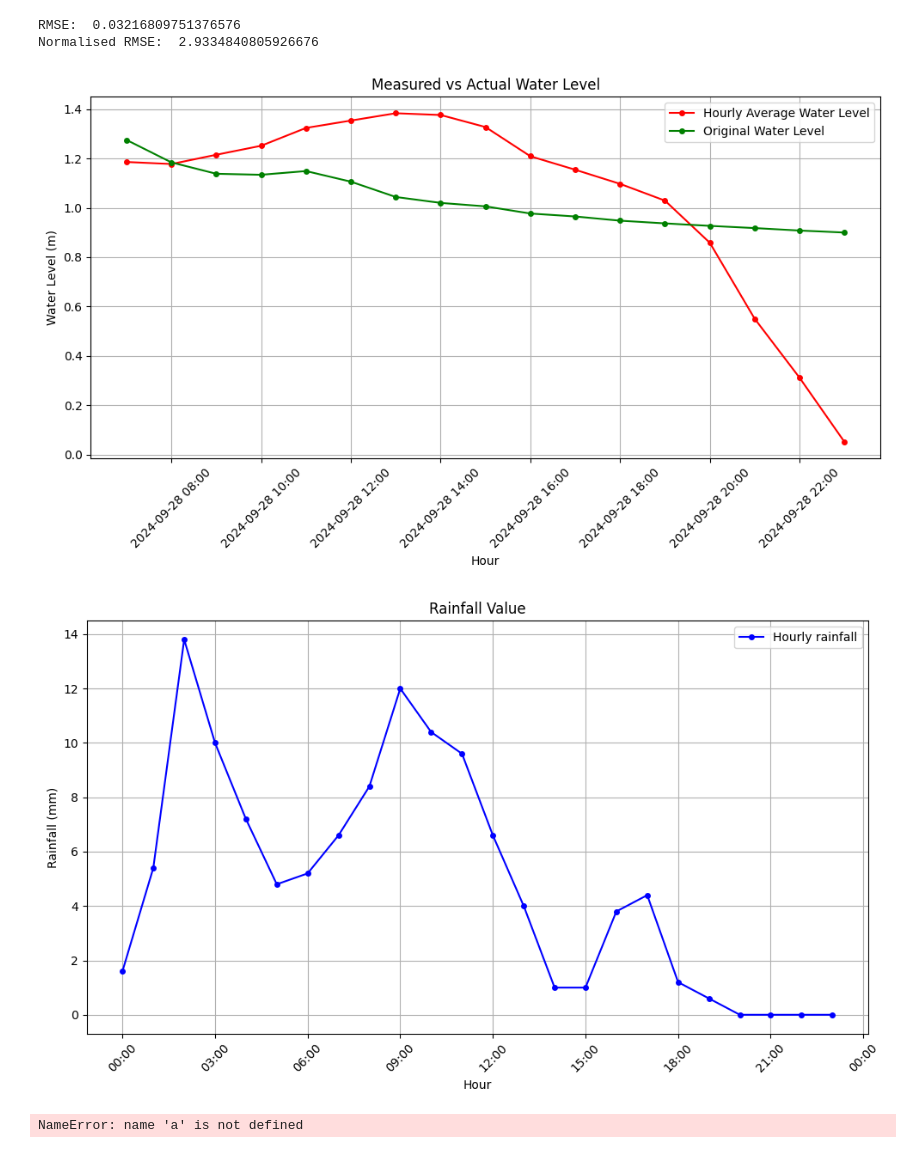
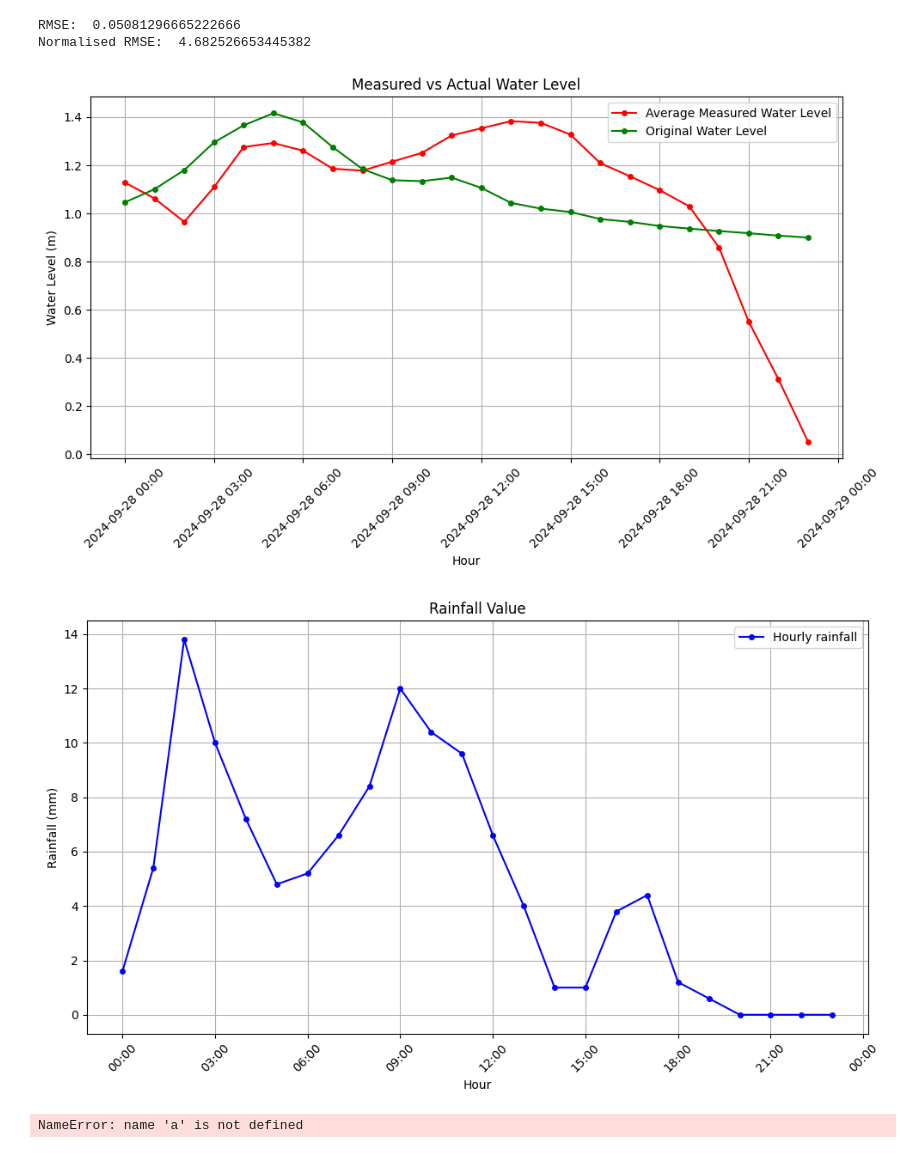
Before and after one commit to rabinatwayana/rainfall_runoff_simulation, a Jupyter notebook: data_preparation/rmse_calculation.ipynb, the cells around one changed output. Cells and saved outputs as stored; diff of their text form; code cells hidden in the pictures.

```diff
--- a/data_preparation/rmse_calculation.ipynb
+++ b/data_preparation/rmse_calculation.ipynb
@@ -27,7 +27,7 @@ df = pd.read_csv(result_file_path)
 
 rmse_df = df.groupby("date_col")[["measured_water_level",'original_water_level']].mean().reset_index()
 
-rmse_df=rmse_df.iloc[stabilization_step:]
+# rmse_df=rmse_df.iloc[stabilization_step:]
 
 # Rename columns for clarity
 rmse_df.columns = ["date_col", "avg_measured_water_level",'original_water_level']
@@ -43,8 +43,8 @@ nrmse=(rmse/rmse_df['original_water_level'].mean())*100
 print("RMSE: " , rmse)
 print( "Normalised RMSE: ",  nrmse)
 # %% [output]
-RMSE:  0.03216809751376576
-Normalised RMSE:  2.9334840805926676
+RMSE:  0.05081296665222666
+Normalised RMSE:  4.682526653445382
 # %%
 rainfall_df['DateTime'] = pd.to_datetime(rainfall_df['DateTime'])
 rmse_df['date_col'] = pd.to_datetime(rmse_df['date_col'])
@@ -85,36 +85,36 @@ plt.legend()
 plt.grid(True)
 
 # Show plot
 plt.xticks(rotation=45)
 # plt.gca().xaxis.set_major_formatter(plt.matplotlib.dates.DateFormatter('%H:%M'))
 plt.gca().xaxis.set_major_formatter(plt.matplotlib.dates.DateFormatter('%Y-%m-%d %H:%M'))
 
 plt.tight_layout()
 plt.show()
 
 # Plotting rainfall
 plt.figure(figsize=(10, 6))
 
-plt.plot(merged_df['date_col'], merged_df['Hourly rainfall value dhapdam'], label='Hourly rainfall', color='b',marker='o',markersize=4)
+# plt.plot(merged_df['date_col'], merged_df['Hourly rainfall value dhapdam'], label='Hourly rainfall', color='b',marker='o',markersize=4)
 
-# plt.plot(simulate_data['date_col'], simulate_data['Hourly rainfall value dhapdam'], label='Hourly rainfall', color='b',marker='o',markersize=4)
+plt.plot(simulate_data['date_col'], simulate_data['Hourly rainfall value dhapdam'], label='Hourly rainfall', color='b',marker='o',markersize=4)
 
 # Customize plot
 plt.title('Rainfall Value')
 plt.xlabel('Hour')
 plt.ylabel('Rainfall (mm)')
 plt.legend()
 plt.grid(True)
 
 # Show plot
 plt.xticks(rotation=45)
 # plt.gca().xaxis.set_major_formatter(plt.matplotlib.dates.DateFormatter('%Y-%m-%d %H:%M'))
 plt.gca().xaxis.set_major_formatter(plt.matplotlib.dates.DateFormatter('%H:%M'))
 
 plt.tight_layout()
 plt.show()
 # %% [output]
-[figure, old version]
+[figure, new version]
 [figure]
 # %%
 # print(len(a))
```
Also changed, not shown: 44 other files.
